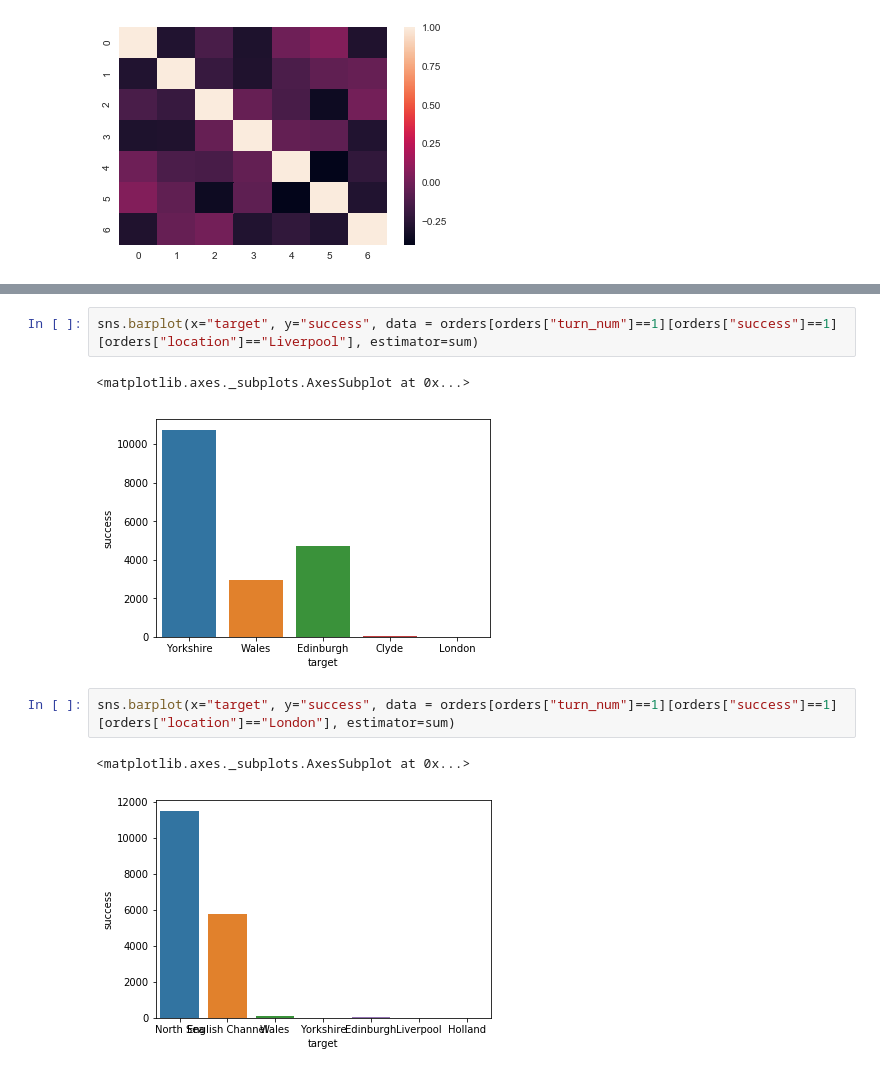
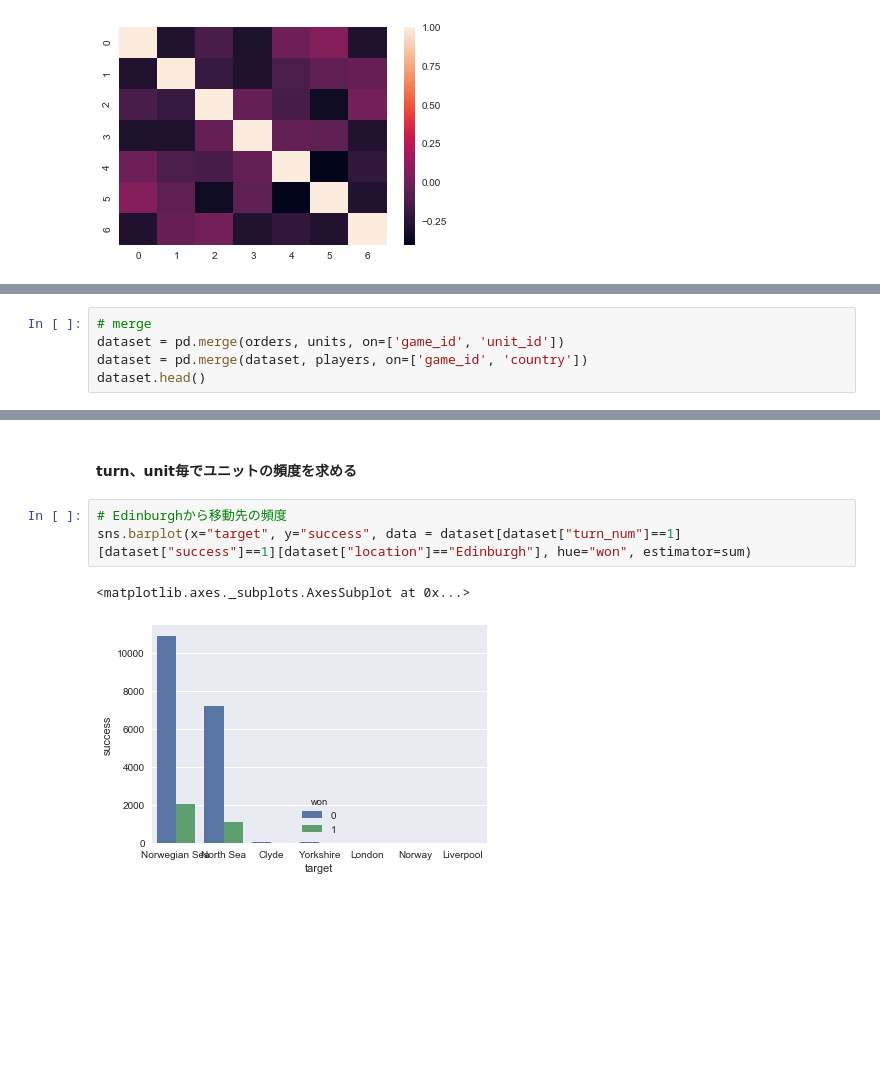
Before and after one commit to sorashido/DiplomacyPredict, a Jupyter notebook: src/v2.ipynb, the cells around one changed output, grey strips where cells are left out. Cells and saved outputs as stored; diff of their text form; blank space fills up the shorter version.

```diff
--- a/src/v2.ipynb
+++ b/src/v2.ipynb
@@ -123,0 +122,5 @@ sns.barplot(x="target", y="success", data = orders[orders["turn_num"]==1][orders
+# %%
+# merge
+dataset = pd.merge(orders, units, on=['game_id', 'unit_id'])
+dataset = pd.merge(dataset, players, on=['game_id', 'country'])
+dataset.head()
@@ -124,10 +134,8 @@ sns.barplot(x="target", y="success", data = orders[orders["turn_num"]==1][orders
+# %% [markdown]
+#### turn、unit毎でユニットの頻度を求める
 # %%
-sns.barplot(x="target", y="success", data = orders[orders["turn_num"]==1][orders["success"]==1][orders["location"]=="Liverpool"], estimator=sum)
+# Edinburghから移動先の頻度
+sns.barplot(x="target", y="success", data = dataset[dataset["turn_num"]==1][dataset["success"]==1][dataset["location"]=="Edinburgh"], hue="won", estimator=sum)
 # %% [output]
 <matplotlib.axes._subplots.AxesSubplot at 0x...>
-[figure, old version]
+[figure, new version]
-# %%
-sns.barplot(x="target", y="success", data = orders[orders["turn_num"]==1][orders["success"]==1][orders["location"]=="London"], estimator=sum)
-# %% [output]
-<matplotlib.axes._subplots.AxesSubplot at 0x...>
-[figure, removed]
```
Also changed, not shown: parts of 7 cells of this notebook.
